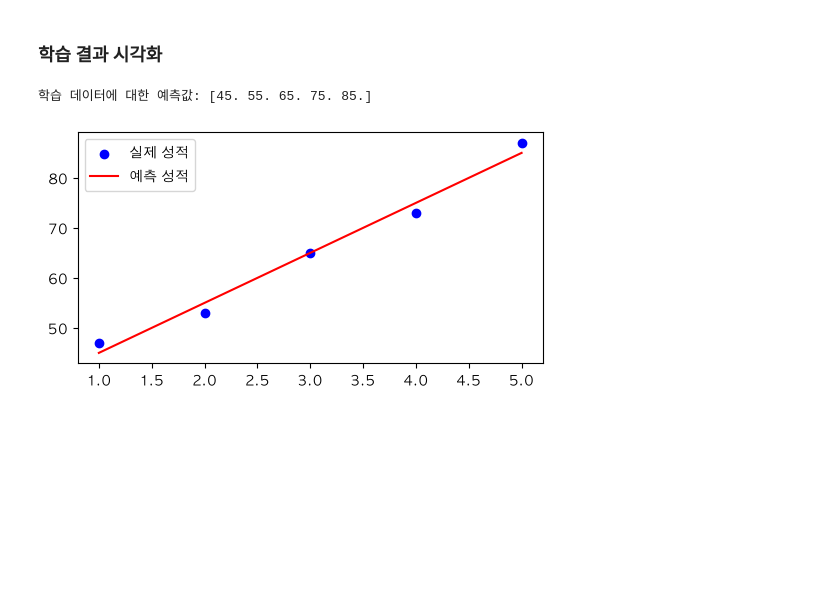
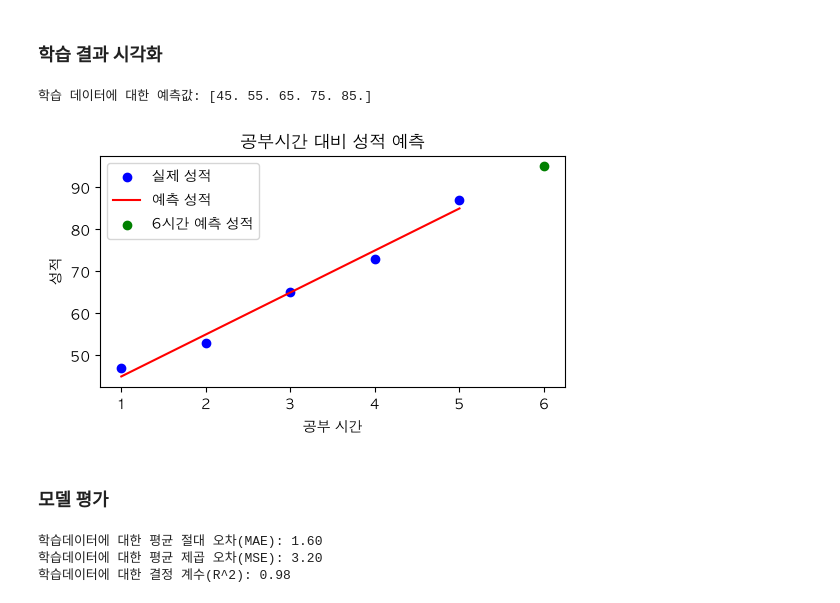
Before and after one commit to IndieGameMaker/kant_ml, a Jupyter notebook: 03_ml.ipynb, the cells around one changed output. Cells and saved outputs as stored; diff of their text form; code cells hidden in the pictures; blank space fills up the shorter version.

```diff
--- a/03_ml.ipynb
+++ b/03_ml.ipynb
@@ -71,18 +71,51 @@ print(f"6시간 학습한 학생의 예상 성적: {predicted_score[0]:.2f}점")
 # %%
 # 학습 데이터에 대한 예측값
 y_pred = model.predict(X)
 print("학습 데이터에 대한 예측값:", y_pred)
 
 plt.figure(figsize=(6, 3))
 
 # 실제 성적 (산점도)
 plt.scatter(X["hours"], y, color="blue", label="실제 성적")
 
 # 예측한 성적 (회귀직선)
 plt.plot(X["hours"], y_pred, color="red", label="예측 성적")
 
+# 6시간 학습한 학생의 예측 성적
+plt.scatter(6, predicted_score[0], color="green", label="6시간 예측 성적")
+
+plt.title("공부시간 대비 성적 예측")
+plt.xlabel("공부 시간")
+plt.ylabel("성적")
 plt.legend()
 plt.show()
 # %% [output]
 학습 데이터에 대한 예측값: [45. 55. 65. 75. 85.]
-[figure, old version]
+[figure, new version]
+# %% [markdown]
+### 모델 평가
+# %%
+from sklearn.metrics import mean_absolute_error
+from sklearn.metrics import mean_squared_error
+from sklearn.metrics import r2_score
+
+# MAE : 오차 절대 평균
+# 오차의 크기를 직관적으로 이해
+mae = mean_absolute_error(y, y_pred)
+print(f"학습데이터에 대한 평균 절대 오차(MAE): {mae:.2f}")
+
+# MSE : 오차 제곱 평균
+# 제곱하는 이유는 큰 오차에 대해서 민감하게 반응
+mse = mean_squared_error(y, y_pred)
+print(f"학습데이터에 대한 평균 제곱 오차(MSE): {mse:.2f}")
+
+# R2 Score : 결정계수
+# 모델이 실제 데이터를 얼마만큼 정확한지를 나타내는 지표
+# 0 <==> 1
+# 음수일 경우 학습 실패
+r2 = r2_score(y, y_pred)
+print(f"학습데이터에 대한 결정 계수(R^2): {r2:.2f}")
+# %% [output]
+학습데이터에 대한 평균 절대 오차(MAE): 1.60
+학습데이터에 대한 평균 제곱 오차(MSE): 3.20
+학습데이터에 대한 결정 계수(R^2): 0.98
```
